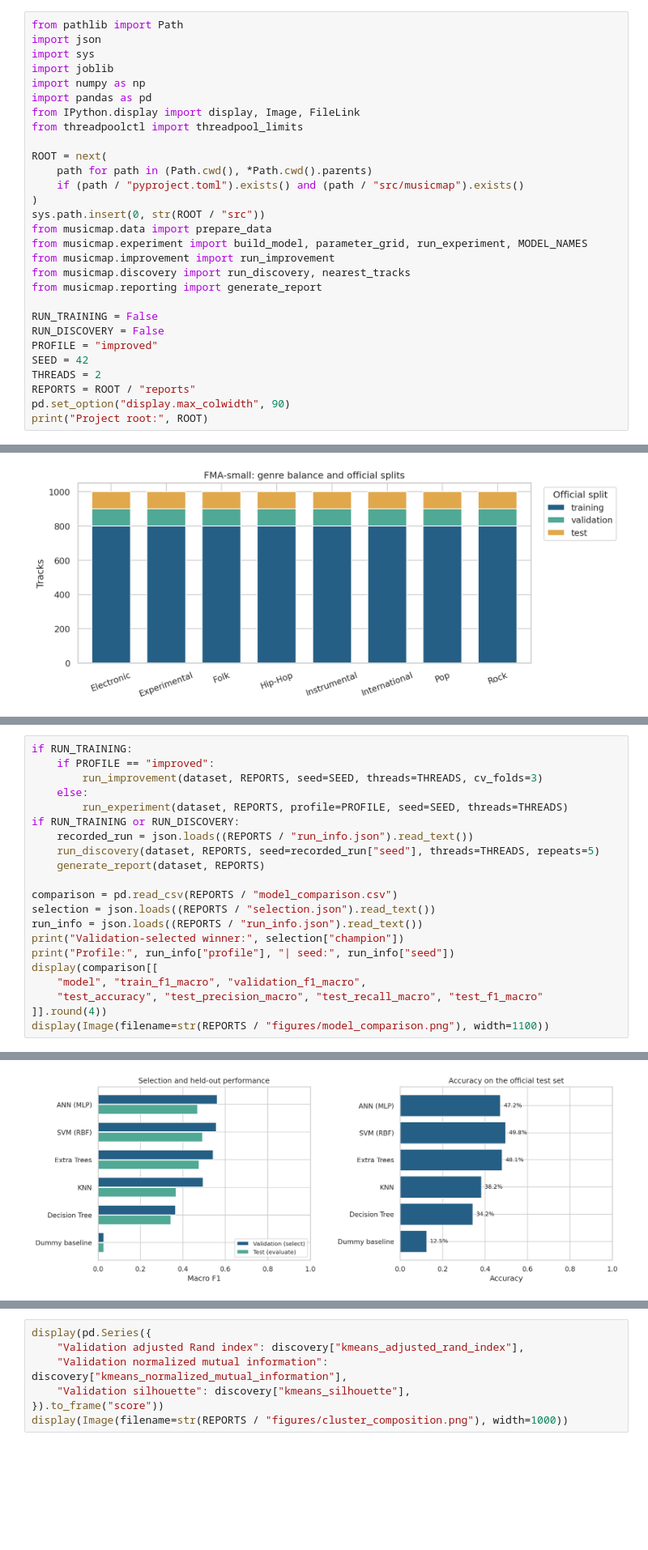
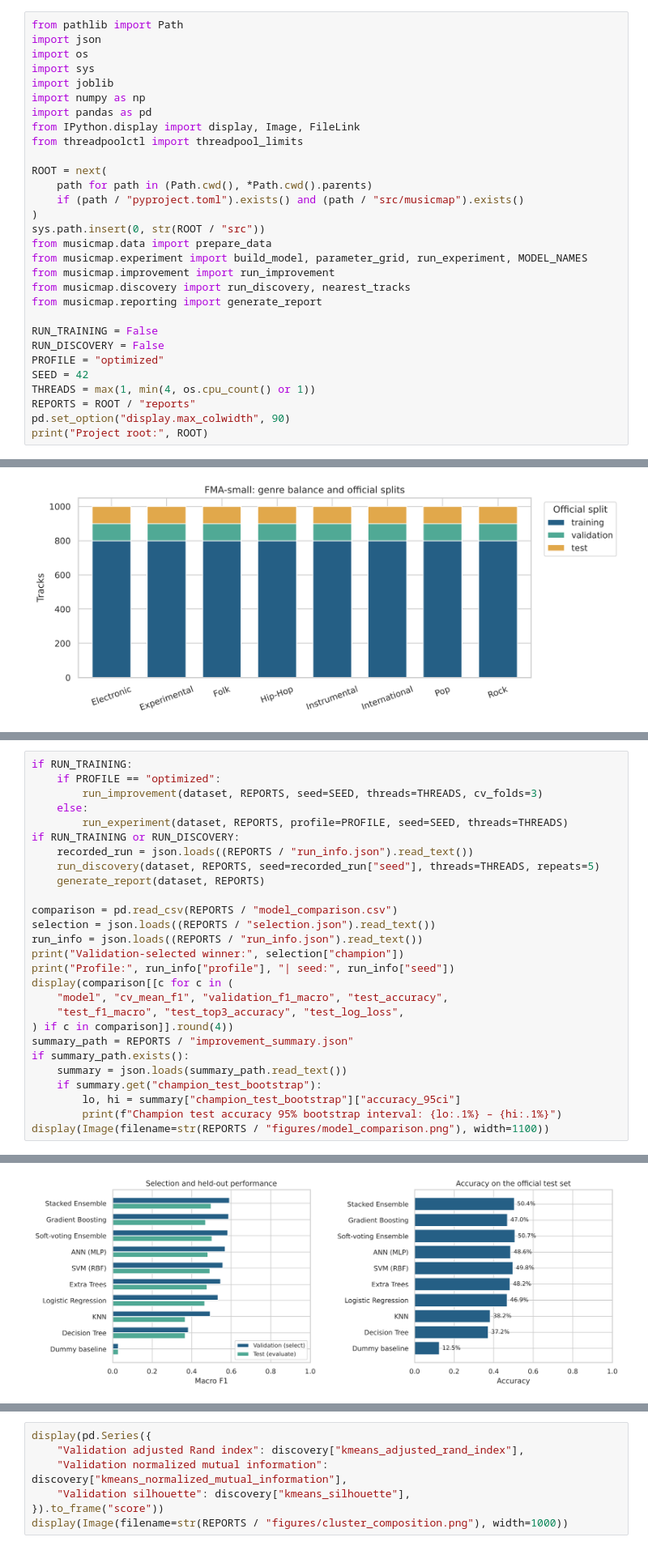
Before and after one commit to akshattikaria/ML_MUSIC_PROJECT_BY_AKSHAT_AND_ANIKET, a Jupyter notebook: notebooks/MusicMap.ipynb, the cells around one changed output, grey strips where cells are left out. Shown at 81% size. Drawn from its saved outputs; the diff is of its cells as text; blank space fills up the shorter version.

```diff
--- a/notebooks/MusicMap.ipynb
+++ b/notebooks/MusicMap.ipynb
@@ -20,6 +20,7 @@ The complete package includes prepared feature data and fitted models. With the
 # %%
 from pathlib import Path
 import json
+import os
 import sys
 import joblib
 import numpy as np
@@ -40,9 +41,9 @@ from musicmap.reporting import generate_report
 
 RUN_TRAINING = False
 RUN_DISCOVERY = False
-PROFILE = "improved"
+PROFILE = "optimized"
 SEED = 42
-THREADS = 2
+THREADS = max(1, min(4, os.cpu_count() or 1))
 REPORTS = ROOT / "reports"
 pd.set_option("display.max_colwidth", 90)
 print("Project root:", ROOT)
@@ -167,7 +172,7 @@ Save all choices before requesting this run's test features and labels. Refit se
 The original test scores were already viewed in the first project. Updated scores are an **extended benchmark comparison**, not a pristine new confirmatory holdout. The search uses training-fold and validation scores; a fresh artist-disjoint confirmation dataset would strengthen claims about generalization gains.
 # %%
 if RUN_TRAINING:
-    if PROFILE == "improved":
+    if PROFILE == "optimized":
         run_improvement(dataset, REPORTS, seed=SEED, threads=THREADS, cv_folds=3)
     else:
         run_experiment(dataset, REPORTS, profile=PROFILE, seed=SEED, threads=THREADS)
@@ -181,9 +186,15 @@ selection = json.loads((REPORTS / "selection.json").read_text())
 run_info = json.loads((REPORTS / "run_info.json").read_text())
 print("Validation-selected winner:", selection["champion"])
 print("Profile:", run_info["profile"], "| seed:", run_info["seed"])
-display(comparison[[
-    "model", "train_f1_macro", "validation_f1_macro",
-    "test_accuracy", "test_precision_macro", "test_recall_macro", "test_f1_macro"
-]].round(4))
+display(comparison[[c for c in (
+    "model", "cv_mean_f1", "validation_f1_macro", "test_accuracy",
+    "test_f1_macro", "test_top3_accuracy", "test_log_loss",
+) if c in comparison]].round(4))
+summary_path = REPORTS / "improvement_summary.json"
+if summary_path.exists():
+    summary = json.loads(summary_path.read_text())
+    if summary.get("champion_test_bootstrap"):
+        lo, hi = summary["champion_test_bootstrap"]["accuracy_95ci"]
+        print(f"Champion test accuracy 95% bootstrap interval: {lo:.1%} – {hi:.1%}")
 display(Image(filename=str(REPORTS / "figures/model_comparison.png"), width=1100))
 # %% [output]
@@ -199,2 +215,2 @@ Profile: improved | seed: 42
-[figure, old version]
+[figure, new version]
 # %% [markdown]
```
Also changed, not shown: parts of 17 cells of this notebook, 21 other files.
